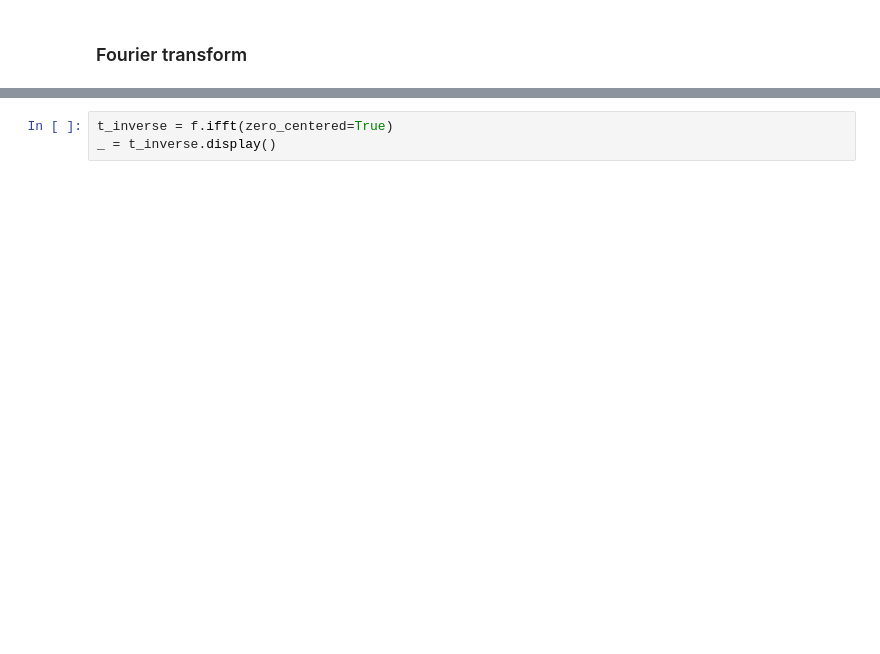
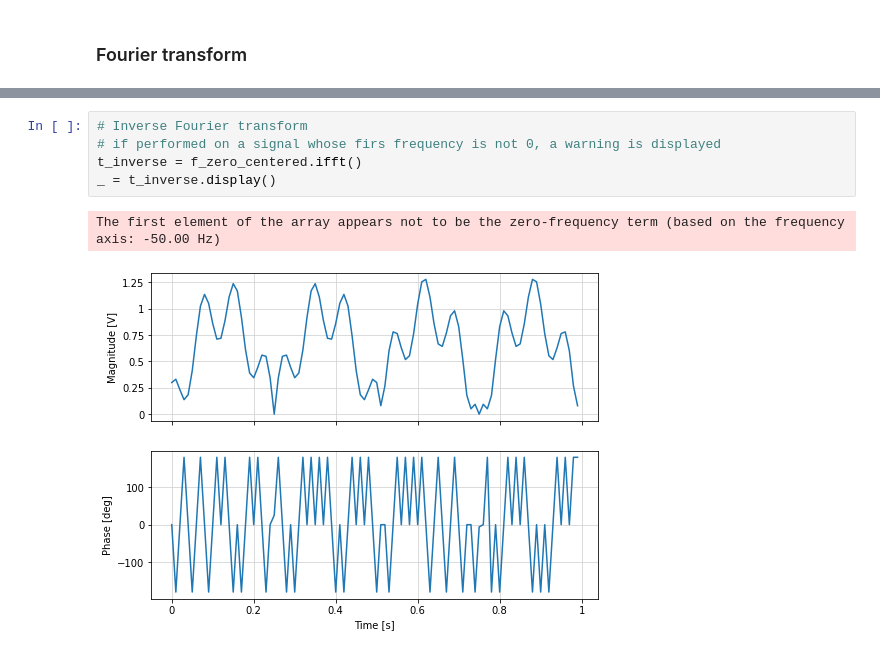
Before and after one commit to animaviridis/signum, a Jupyter notebook: examples/ex1.ipynb, the cells around one changed output, grey strips where cells are left out. Drawn from its saved outputs; the diff is of its cells as text; blank space fills up the shorter version.

```diff
--- a/examples/ex1.ipynb
+++ b/examples/ex1.ipynb
@@ -123,3 +132,8 @@ _ = f.display(lw=0.5, ls='--', marker='o', ms=4, figsize=(15, 8))
-# %%
-t_inverse = f.ifft(zero_centered=True)
-_ = t_inverse.display()
+# %%
+# Inverse Fourier transform
+# if performed on a signal whose firs frequency is not 0, a warning is displayed
+t_inverse = f_zero_centered.ifft()
+_ = t_inverse.display()
+# %% [output]
+The first element of the array appears not to be the zero-frequency term (based on the frequency axis: -50.00 Hz)
+[figure, added]
```
Also changed, not shown: parts of 11 cells of this notebook, 1 other file.
